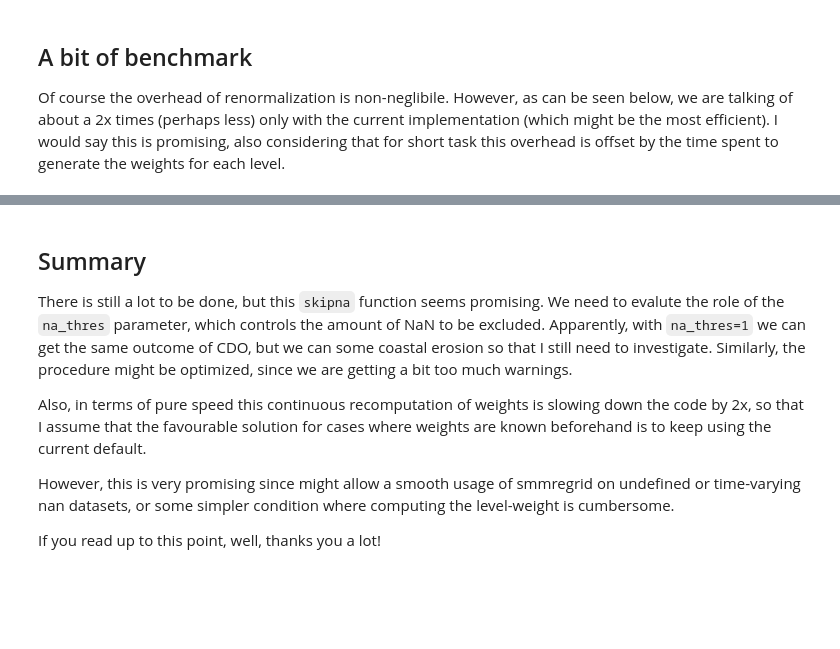
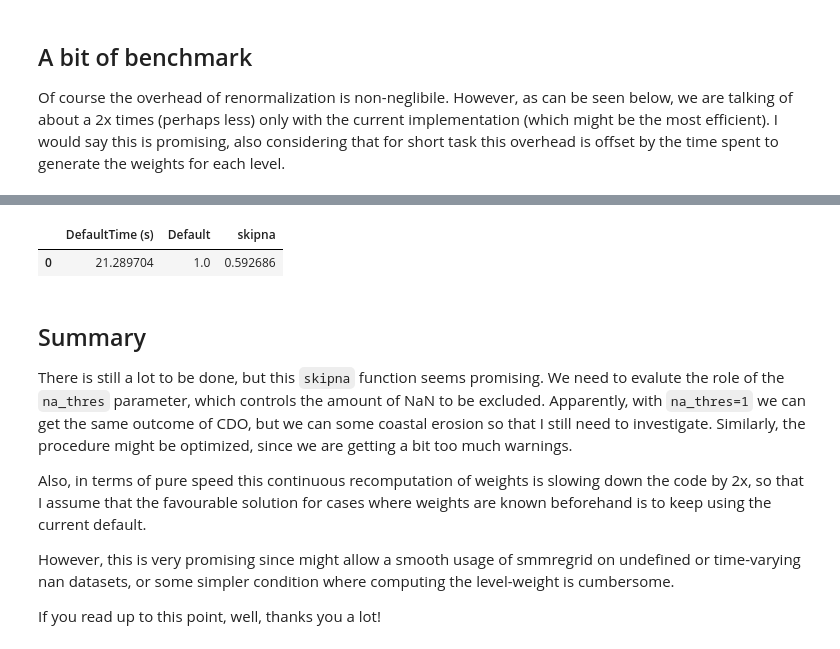
Before and after one commit to jhardenberg/smmregrid, a Jupyter notebook: skipna.ipynb, the cells around one changed output, grey strips where cells are left out. Saved outputs shown, nothing was run; the diff lists cells and outputs as text; code cells hidden in the pictures; blank space fills up the shorter version.

```diff
--- a/skipna.ipynb
+++ b/skipna.ipynb
@@ -79,10 +79,6 @@ import timeit
 import pandas as pd
 NR = 50
 
-one = timeit.timeit(lambda: regrid_magic.regrid(xfield_mod)['so'].isel(pizza=[2, 10, 17]).values, number = NR)
-two = timeit.timeit(lambda: regrid_default.regrid(xfield)['so'].isel(lev=[2, 10, 17]).values, number = NR)
-
-cnames = ['Default', 'skipna']
-df = pd.DataFrame([[one, two]], columns = cnames)
-df.div(df[cnames[0]],axis =0)
+one = timeit.timeit(lambda: regrid_default.regrid(xfield)['so'].isel(lev=[2, 10, 17]).values, number = NR)
+two = timeit.timeit(lambda: regrid_magic.regrid(xfield_mod)['so'].isel(pizza=[2, 10, 17]).values, number = NR)
 # %% [output]
@@ -108,3 +102,11 @@ df.div(df[cnames[0]],axis =0)
+# %%
+
+cnames = ['DefaultTime (s)', 'Default', 'skipna']
+df = pd.DataFrame([[one, one/one, two/one]], columns = cnames)
+df
+# %% [output]
+|  | DefaultTime (s) | Default | skipna |
+| 0 | 21.289704 | 1.0 | 0.592686 |
 # %% [markdown]
 ## Summary
 
```
Also changed, not shown: parts of 4 cells of this notebook, 1 other file.
